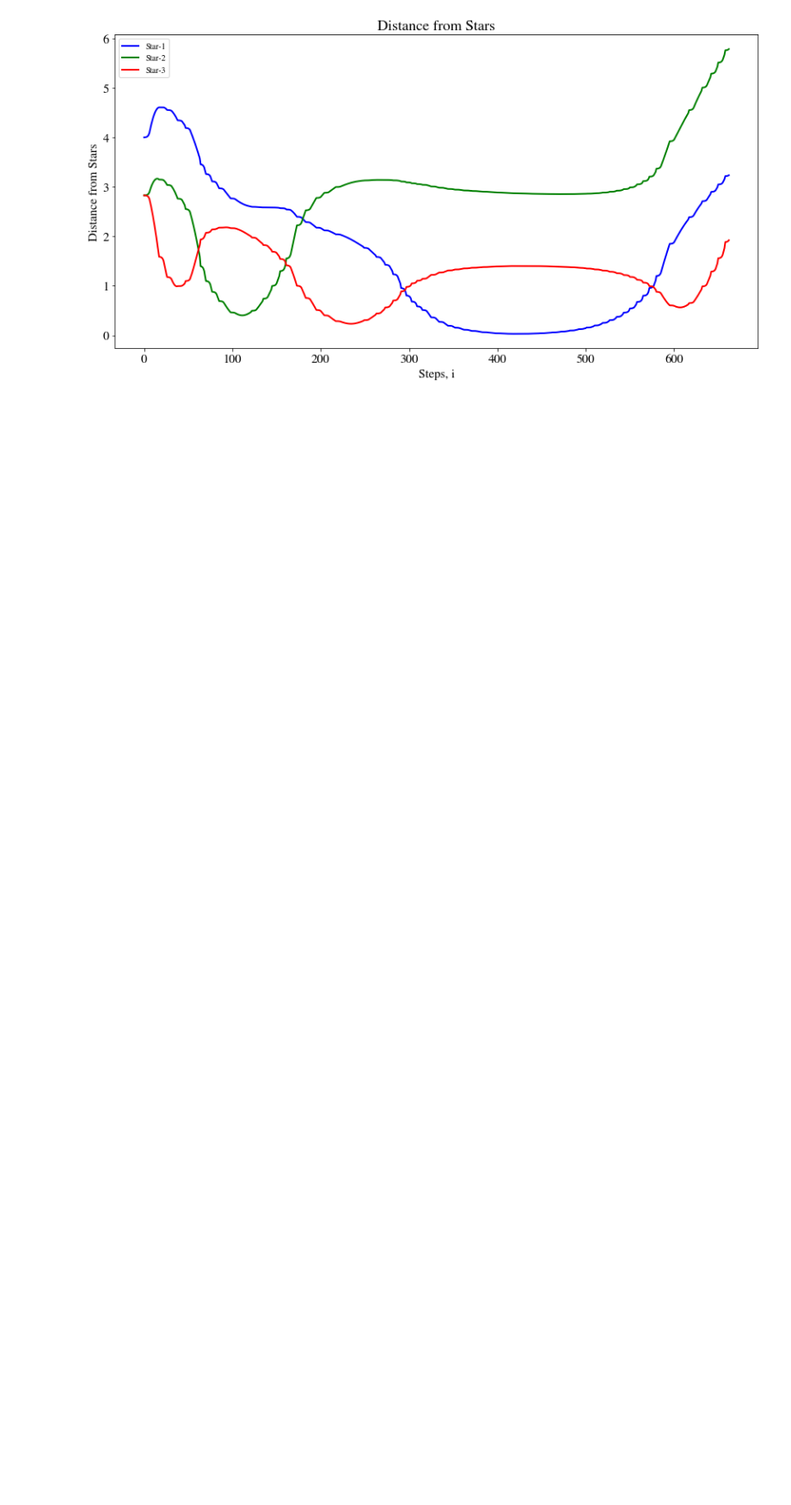
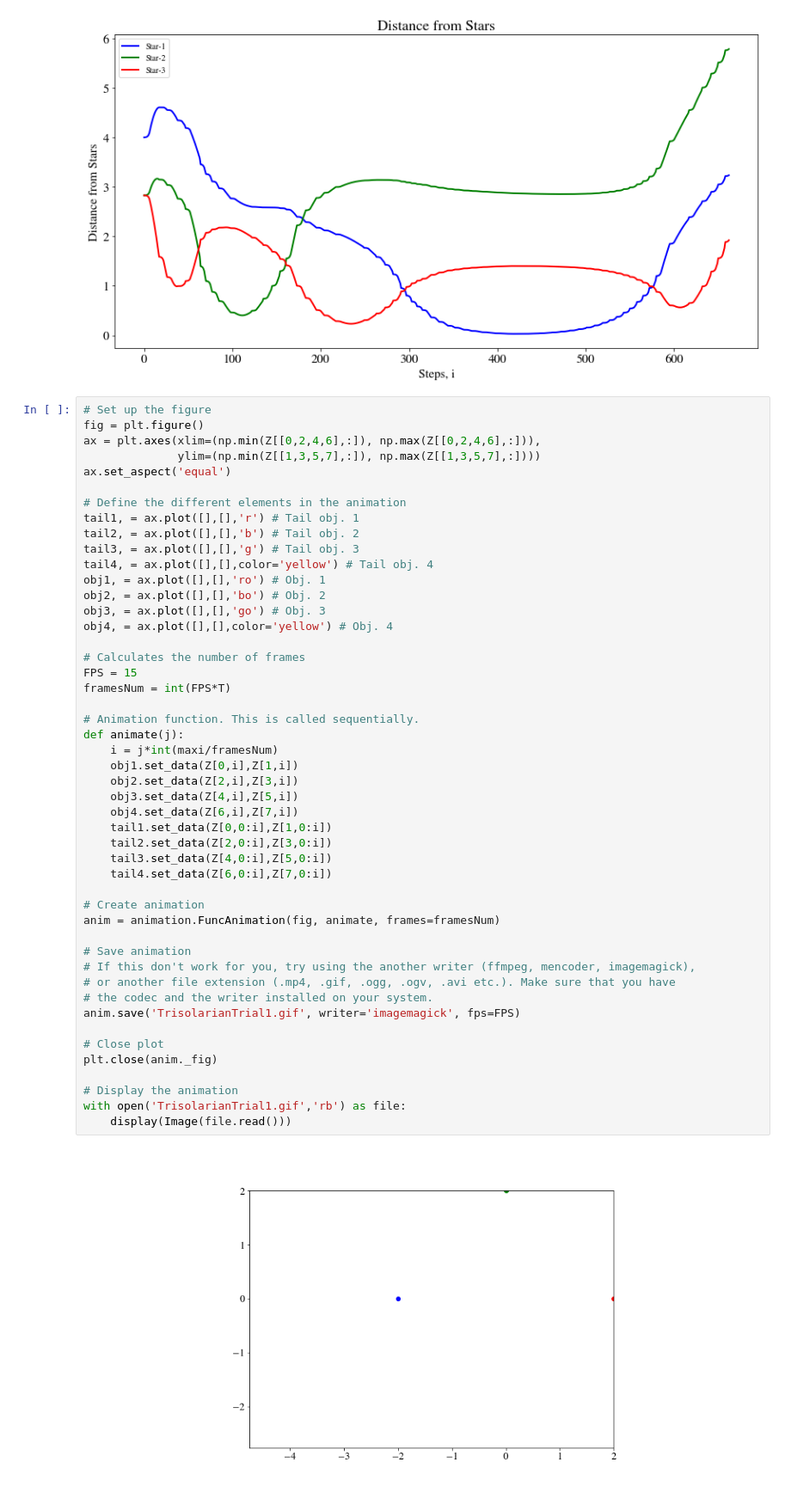
Before and after one commit to narnix-gnos/Trisolarian, a Jupyter notebook: main.ipynb, the cells around one changed output. Shown at 86% size. Drawn from its saved outputs; the diff is of its cells as text; blank space fills up the shorter version.

Commit message:
Added animation!

```diff
--- a/main.ipynb
+++ b/main.ipynb
@@ -279,3 +279,53 @@ plt.show()
 # %% [output]
 [figure]
 [figure]
+# %%
+# Set up the figure
+fig = plt.figure()
+ax = plt.axes(xlim=(np.min(Z[[0,2,4,6],:]), np.max(Z[[0,2,4,6],:])),
+              ylim=(np.min(Z[[1,3,5,7],:]), np.max(Z[[1,3,5,7],:])))
+ax.set_aspect('equal')
+
+# Define the different elements in the animation
+tail1, = ax.plot([],[],'r') # Tail obj. 1
+tail2, = ax.plot([],[],'b') # Tail obj. 2
+tail3, = ax.plot([],[],'g') # Tail obj. 3
+tail4, = ax.plot([],[],color='yellow') # Tail obj. 4
+obj1, = ax.plot([],[],'ro') # Obj. 1
+obj2, = ax.plot([],[],'bo') # Obj. 2
+obj3, = ax.plot([],[],'go') # Obj. 3
+obj4, = ax.plot([],[],color='yellow') # Obj. 4
+
+# Calculates the number of frames
+FPS = 15
+framesNum = int(FPS*T)
+
+# Animation function. This is called sequentially.
+def animate(j):
+    i = j*int(maxi/framesNum)
+    obj1.set_data(Z[0,i],Z[1,i])
+    obj2.set_data(Z[2,i],Z[3,i])
+    obj3.set_data(Z[4,i],Z[5,i])
+    obj4.set_data(Z[6,i],Z[7,i])
+    tail1.set_data(Z[0,0:i],Z[1,0:i])
+    tail2.set_data(Z[2,0:i],Z[3,0:i])
+    tail3.set_data(Z[4,0:i],Z[5,0:i])
+    tail4.set_data(Z[6,0:i],Z[7,0:i])
+
+# Create animation
+anim = animation.FuncAnimation(fig, animate, frames=framesNum)
+
+# Save animation
+# If this don't work for you, try using the another writer (ffmpeg, mencoder, imagemagick),
+# or another file extension (.mp4, .gif, .ogg, .ogv, .avi etc.). Make sure that you have
+# the codec and the writer installed on your system.
+anim.save('TrisolarianTrial1.gif', writer='imagemagick', fps=FPS)
+
+# Close plot
+plt.close(anim._fig)
+
+# Display the animation
+with open('TrisolarianTrial1.gif','rb') as file:
+    display(Image(file.read()))
+# %% [output]
+[figure, added]
```
Also changed, not shown: 1 other file.
